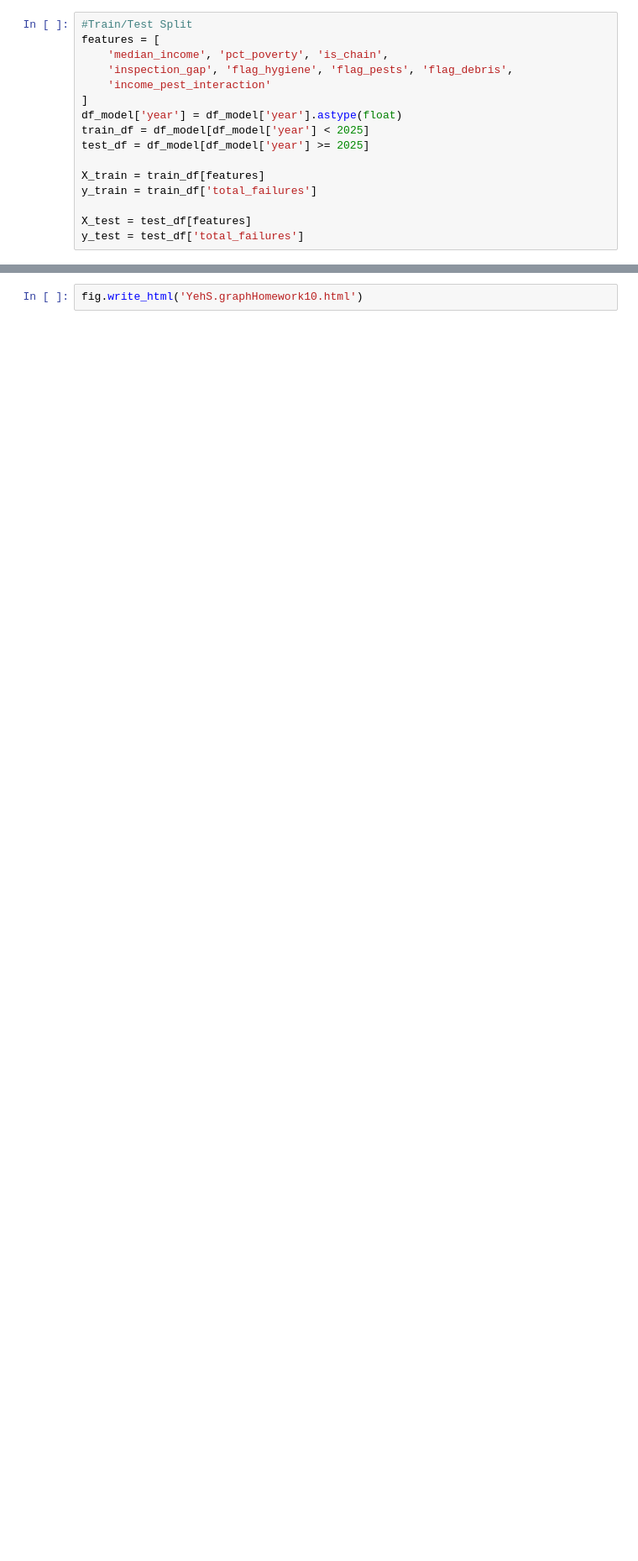
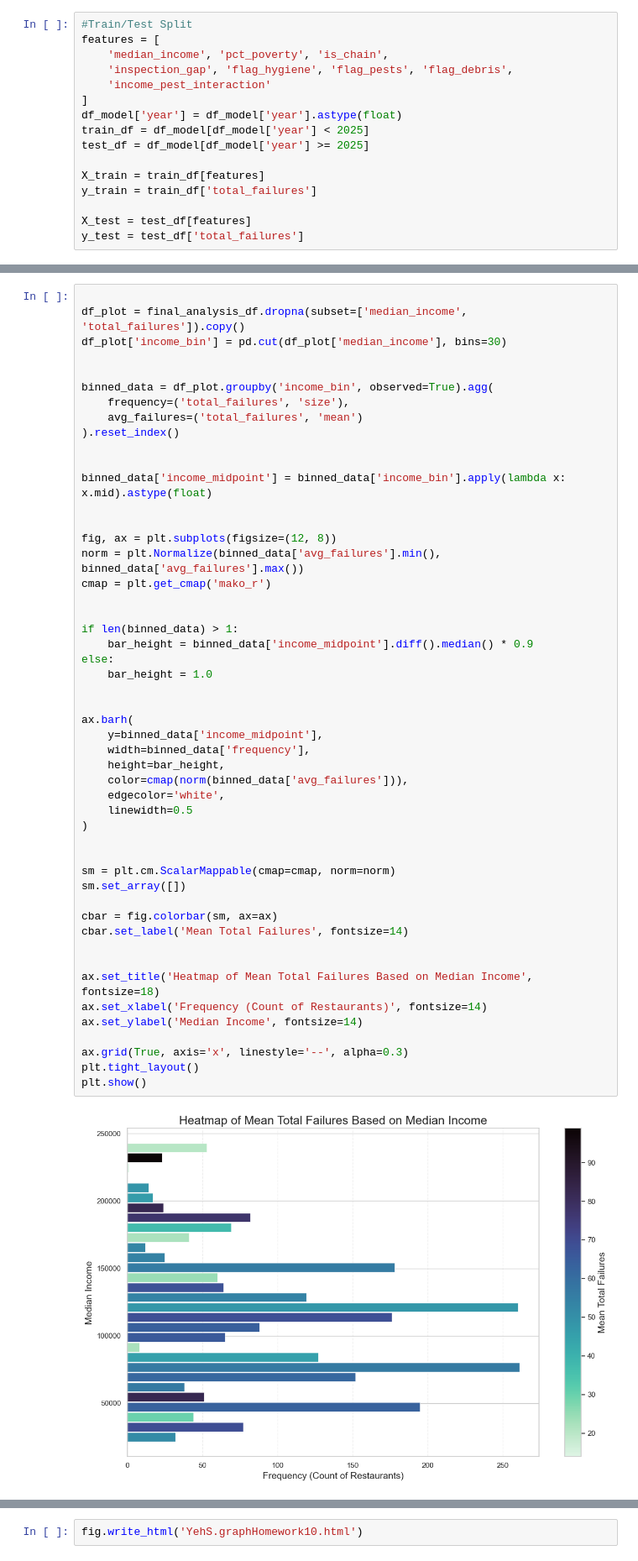
Before and after one commit to sy112-ops/YehS.ProjectDSH, a Jupyter notebook: YehS.ProjectDSH.ipynb, the cells around one changed output, grey strips where cells are left out. Shown at 84% size. Drawn from its saved outputs; the diff is of its cells as text; blank space fills up the shorter version.

```diff
--- a/YehS.ProjectDSH.ipynb
+++ b/YehS.ProjectDSH.ipynb
@@ -635,0 +642,52 @@ plt.show()
+# %%
+
+df_plot = final_analysis_df.dropna(subset=['median_income', 'total_failures']).copy()
+df_plot['income_bin'] = pd.cut(df_plot['median_income'], bins=30)
+
+
+binned_data = df_plot.groupby('income_bin', observed=True).agg(
+    frequency=('total_failures', 'size'),
+    avg_failures=('total_failures', 'mean')
+).reset_index()
+
+
+binned_data['income_midpoint'] = binned_data['income_bin'].apply(lambda x: x.mid).astype(float)
+
+
+fig, ax = plt.subplots(figsize=(12, 8))
+norm = plt.Normalize(binned_data['avg_failures'].min(), binned_data['avg_failures'].max())
+cmap = plt.get_cmap('mako_r')
+
+
+if len(binned_data) > 1:
+    bar_height = binned_data['income_midpoint'].diff().median() * 0.9
+else:
+    bar_height = 1.0
+
+
+ax.barh(
+    y=binned_data['income_midpoint'],
+    width=binned_data['frequency'],
+    height=bar_height,
+    color=cmap(norm(binned_data['avg_failures'])),
+    edgecolor='white',
+    linewidth=0.5
+)
+
+
+sm = plt.cm.ScalarMappable(cmap=cmap, norm=norm)
+sm.set_array([])
+
+cbar = fig.colorbar(sm, ax=ax)
+cbar.set_label('Mean Total Failures', fontsize=14)
+
+
+ax.set_title('Heatmap of Mean Total Failures Based on Median Income', fontsize=18)
+ax.set_xlabel('Frequency (Count of Restaurants)', fontsize=14)
+ax.set_ylabel('Median Income', fontsize=14)
+
+ax.grid(True, axis='x', linestyle='--', alpha=0.3)
+plt.tight_layout()
+plt.show()
+# %% [output]
+[figure, added]
```
Also changed, not shown: parts of 22 cells of this notebook.
